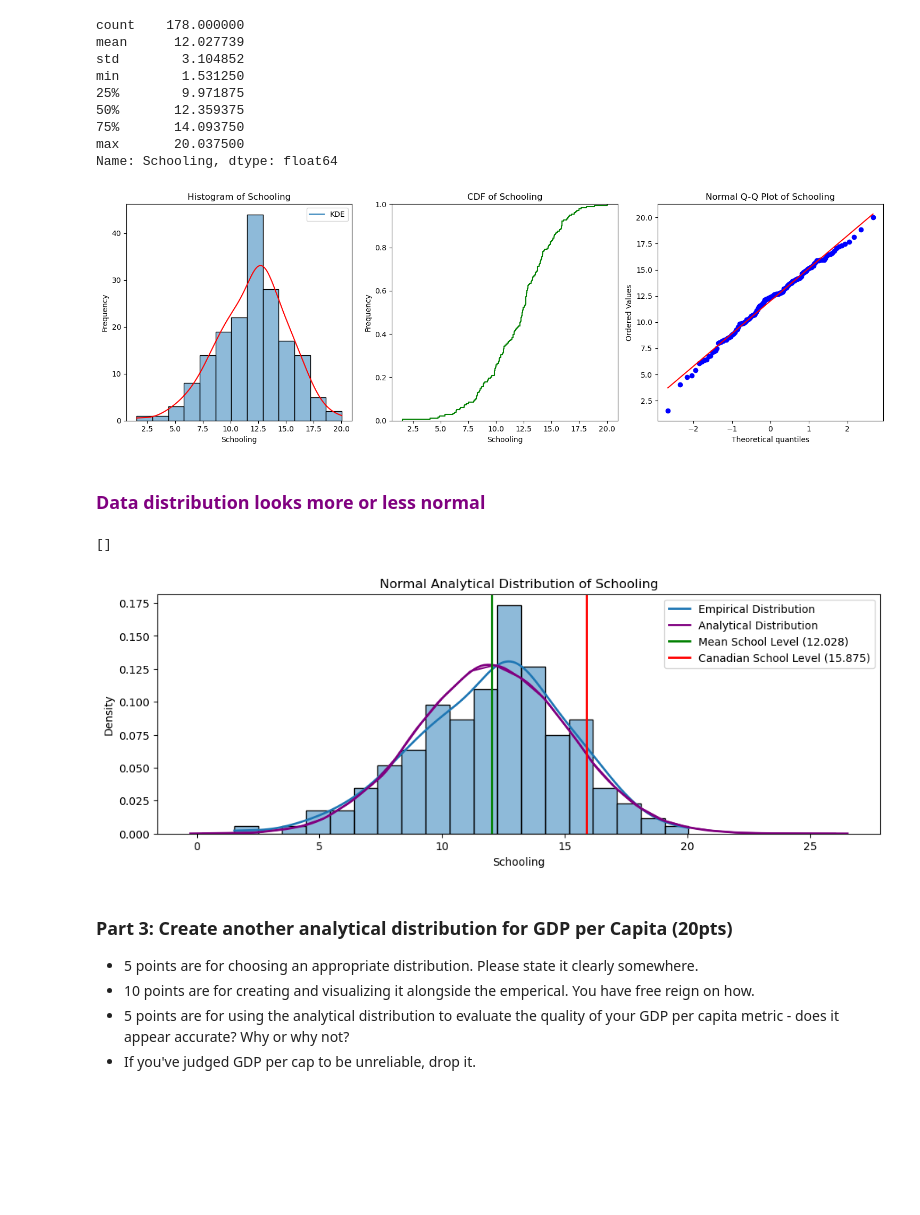
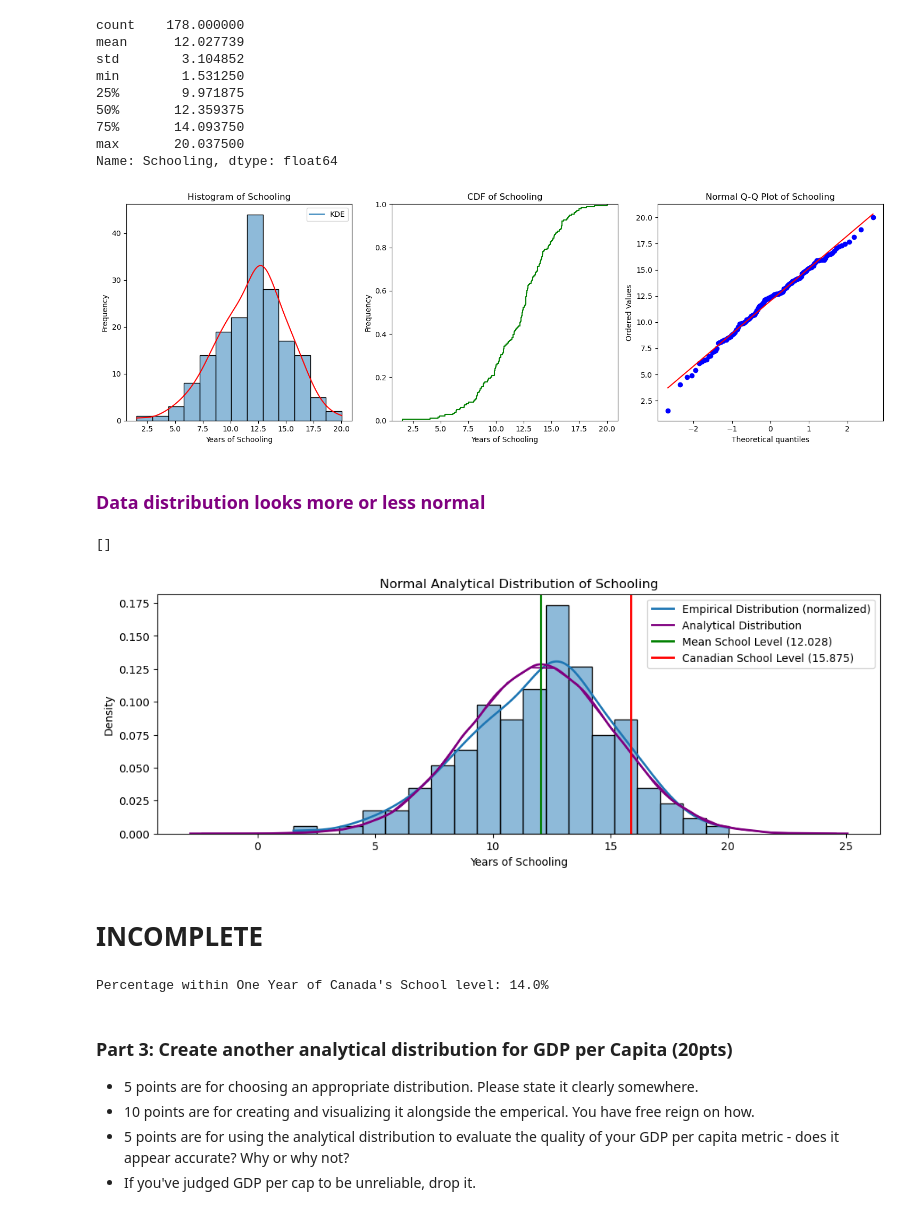
Before and after one commit to AkeemSemperDataScience/data3450-assignment-2-mlsiebold, a Jupyter notebook: START_Asn_2.ipynb, the cells around one changed output. Drawn from its saved outputs; the diff is of its cells as text; code cells hidden in the pictures; blank space fills up the shorter version.

Commit message:
Part 2.3 percentage dif

```diff
--- a/START_Asn_2.ipynb
+++ b/START_Asn_2.ipynb
@@ -216,19 +236,20 @@ Name: Schooling, dtype: float64
 
 school_list = df_school['Schooling'].to_list()
 column = 'Schooling'
+xlabel = 'Years of Schooling'
 
 fig, axes = plt.subplots(1, 3, figsize=(15, 5))                             # Create subplots
 
 sns.histplot(school_list, kde=True, line_kws={'label':'KDE'}, ax=axes[0])   # Plot histogram and density curve (KDE)
 axes[0].set_title(f'Histogram of {column}')
-axes[0].set_xlabel(column)
+axes[0].set_xlabel(xlabel)
 axes[0].set_ylabel('Frequency')
 axes[0].legend()
 axes[0].lines[0].set_color('red')                                           # Change KDE color (workaround because line_kws ignores {'color':'red'} for dumb reasons I don't really understand...)
 
 sns.ecdfplot(school_list, ax=axes[1], color='green')                        # Plot CDF
 axes[1].set_title(f'CDF of {column}')
-axes[1].set_xlabel(column)
+axes[1].set_xlabel(xlabel)
 axes[1].set_ylabel('Frequency')
 
 ss.probplot(school_list, dist='norm', plot=axes[2])
@@ -237,36 +258,47 @@ axes[2].set_title(f'Normal Q-Q Plot of {column}')
 plt.tight_layout()                                                          # Tight layout prevents overlapping axis labels
 plt.show()
 # %% [output]
-[figure, old version]
+[figure, new version]
 # %% [markdown]
 ### <span style="color: purple">Data distribution looks more or less normal</span>
 # %%
 #Analytical for Schooling
 
 mu = df_school['Schooling'].mean()
 sigma = df_school['Schooling'].std()
 normz = ss.norm(mu, sigma)                                                                                  # Create mathmatical representation of the distribution (object)
 cnd_school = df_school[df_school['Country']=='Canada']["Schooling"].iloc[0]
 
 plt.figure(figsize=(12,4))
 
 sns.histplot(school_list, binwidth=1, stat="density", kde=True,
-             line_kws={'label':'Empirical Distribution', 'linewidth': 2})                                   # Plots empirical distribution
+             line_kws={'label':'Empirical Distribution (normalized)', 'linewidth': 2})                                   # Plots empirical distribution
 sns.histplot(data=normz.rvs(100000), binwidth=1, color='purple',
              stat='density', element='poly', fill=False, kde=True,
              line_kws={'label':'Analytical Distribution', 'linewidth':2})                                   # Plots normal distribution using 10,000 randomly generated samples from an analytical model
 plt.axvline(mu, color="green", label=f'Mean School Level ({round(mu, 3)})', linewidth=2)                    # Marks the mean
 plt.axvline(cnd_school, color="red", label=f'Canadian School Level ({round(cnd_school, 3)})', linewidth=2)  # Marks the Canadian value
 
 plt.legend()
 plt.title(f'Normal Analytical Distribution of {column}')
-plt.xlabel(column)
+plt.xlabel(xlabel)
 plt.plot()
 # %% [output]
 []
-[figure, old version]
+[figure, new version]
+# %% [markdown]
+# INCOMPLETE
 # %%
 # Percentage of people with a schooling level within 1 year of Canada’s
+
+low = cnd_school - 1
+high = cnd_school + 1
+
+cdf_school = thinkstats2.Cdf(school_list)
+pct_btw_cnd = round((cdf_school.Prob(high)-cdf_school.Prob(low))*100,1)
+print(f'Percentage within One Year of Canada\'s School level: {pct_btw_cnd}%')
+# %% [output]
+Percentage within One Year of Canada's School level: 14.0%
 # %% [markdown]
 ### Part 3: Create another analytical distribution for GDP per Capita (20pts)
 
```
Also changed, not shown: parts of 8 cells of this notebook.
